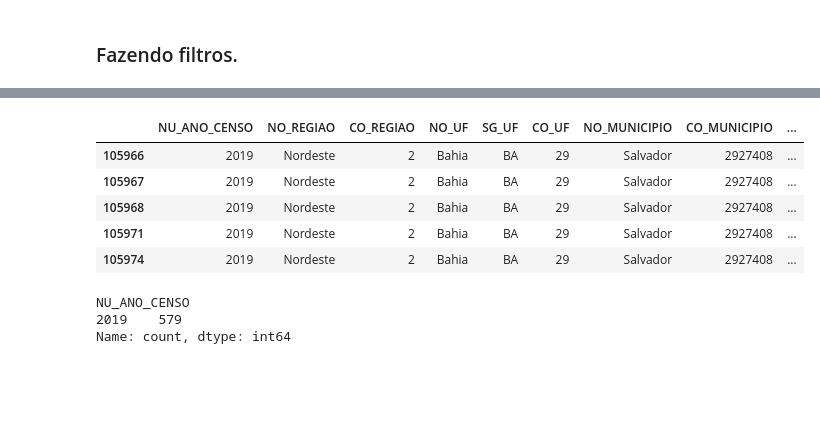
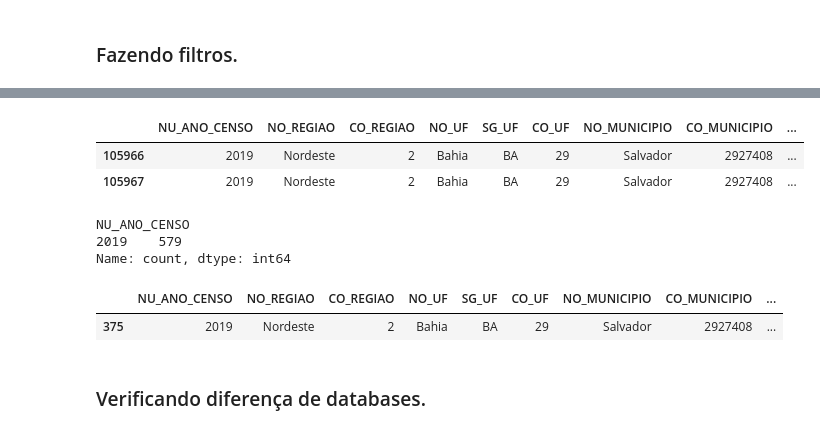
Before and after one commit to Bruno-Santana-Eco/Dados_Painel_Escolas_SSA, a Jupyter notebook: Diff-in-diff.ipynb, the cells around one changed output, grey strips where cells are left out. Saved outputs shown, nothing was run; the diff lists cells and outputs as text; code cells hidden in the pictures; blank space fills up the shorter version.

```diff
--- a/Diff-in-diff.ipynb
+++ b/Diff-in-diff.ipynb
@@ -228,17 +256,21 @@ Data columns (total 370 columns):
 dtypes: float64(3), int64(351), object(16)
 memory usage: 1.6+ MB
 # %%
-escolas_2019_ssa.head()
+escolas_2019_ssa.head(2)
 # %% [output]
 |  | NU_ANO_CENSO | NO_REGIAO | CO_REGIAO | NO_UF | SG_UF | CO_UF | NO_MUNICIPIO | CO_MUNICIPIO | ... |
 | 105966 | 2019 | Nordeste | 2 | Bahia | BA | 29 | Salvador | 2927408 | ... |
 | 105967 | 2019 | Nordeste | 2 | Bahia | BA | 29 | Salvador | 2927408 | ... |
-| 105968 | 2019 | Nordeste | 2 | Bahia | BA | 29 | Salvador | 2927408 | ... |
-| 105971 | 2019 | Nordeste | 2 | Bahia | BA | 29 | Salvador | 2927408 | ... |
-| 105974 | 2019 | Nordeste | 2 | Bahia | BA | 29 | Salvador | 2927408 | ... |
 # %%
 escolas_2019_ssa['NU_ANO_CENSO'].value_counts()
 # %% [output]
 NU_ANO_CENSO
 2019    579
 Name: count, dtype: int64
+# %%
+escolas_2019_ssa[escolas_2019_ssa['CO_ENTIDADE'] == 29199182]
+# %% [output]
+|  | NU_ANO_CENSO | NO_REGIAO | CO_REGIAO | NO_UF | SG_UF | CO_UF | NO_MUNICIPIO | CO_MUNICIPIO | ... |
+| 375 | 2019 | Nordeste | 2 | Bahia | BA | 29 | Salvador | 2927408 | ... |
+# %% [markdown]
+### Verificando diferença de databases.
```
Also changed, not shown: parts of 30 cells of this notebook.
